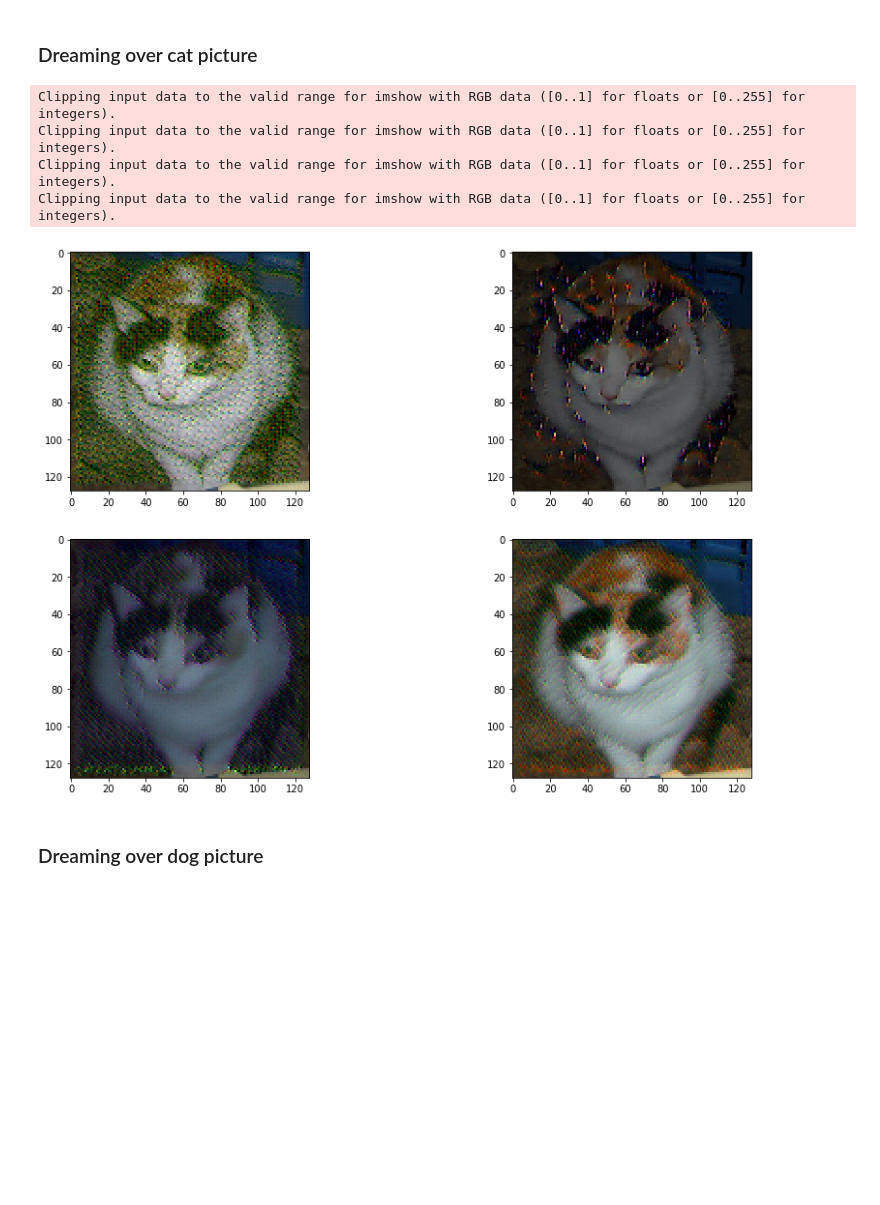
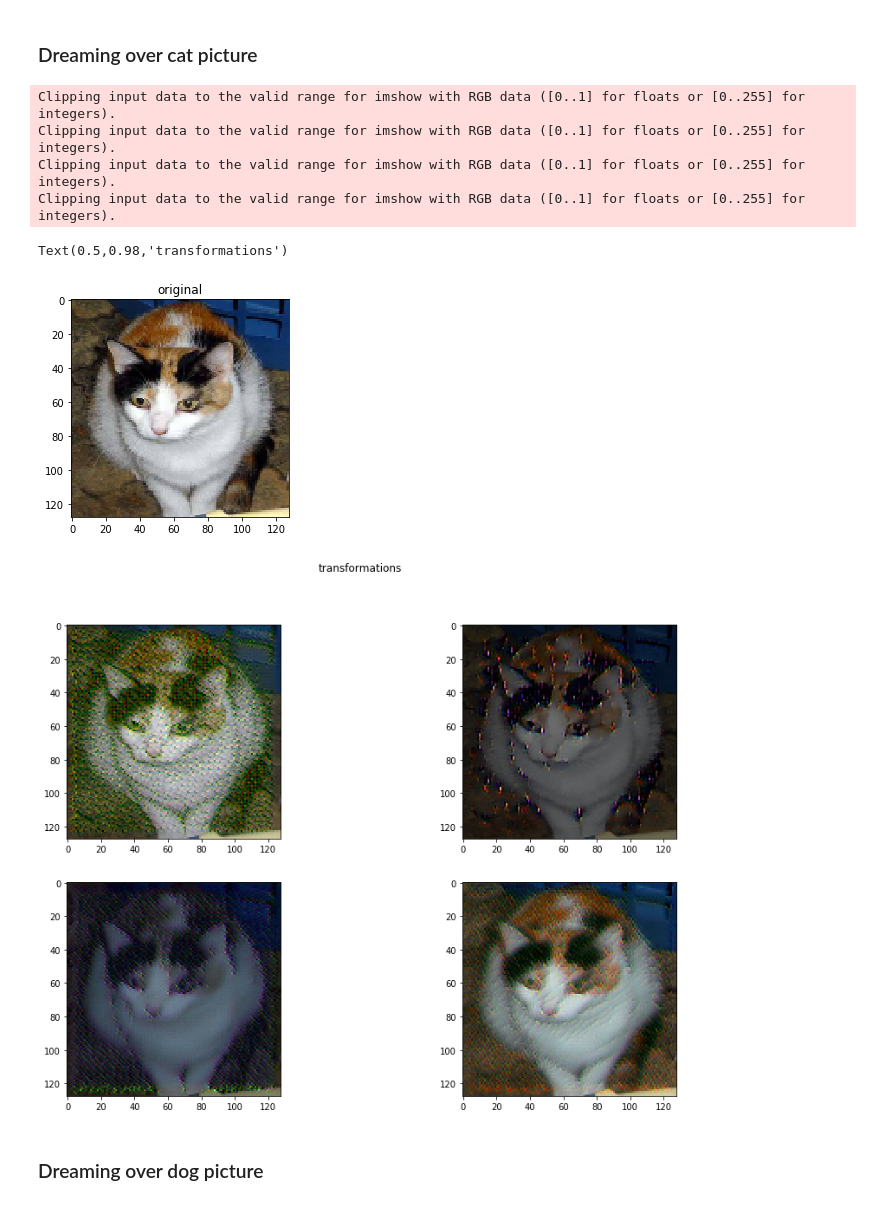
Before and after one commit to aweas/deep_dreaming_dogs, a Jupyter notebook: deep_dreamer.ipynb, the cells around one changed output. Saved outputs shown, nothing was run; the diff lists cells and outputs as text; code cells hidden in the pictures; blank space fills up the shorter version.

```diff
--- a/deep_dreamer.ipynb
+++ b/deep_dreamer.ipynb
@@ -127,7 +127,7 @@ def dream_image(img0, t_obj, feature, iter_n=20, step=1.0, bw=False, random=Fals
     for i in range(iter_n):
         g, score = sess.run([t_grad, t_score], {entry_point:img})
 
-        g /= g.std()+1e-8
+        g /= g.std()
         img += g*step
 
     if bw:
@@ -147,23 +147,29 @@ plt.imshow(img)
 # %%
 img = plt.imread(f'train/cat.111.jpg')
 img = skimage.transform.resize(img, (128, 128, 3))
 img = img/np.max(img)
+
+plt.imshow(img)
+plt.title('original')
 
 plt.figure(figsize=(15,10))
 plt.subplot(221)
 plt.imshow(dream_image([img], T('cnn/classificator/convolution/conv2d_1/Conv2D'), 11, step=0.01));
 plt.subplot(222)
 plt.imshow(dream_image([img], T('cnn/classificator/convolution/conv2d_2/Conv2D'), 30, step=0.01));
 plt.subplot(223)
 plt.imshow(dream_image([img], T('cnn/classificator/convolution/conv2d_1/Conv2D'), 20, step=0.02));
 plt.subplot(224)
 plt.imshow(dream_image([img], T('cnn/classificator/convolution/conv2d_1/Conv2D'), 15, step=0.01));
+plt.suptitle('transformations');
 # %% [output]
 Clipping input data to the valid range for imshow with RGB data ([0..1] for floats or [0..255] for integers).
 Clipping input data to the valid range for imshow with RGB data ([0..1] for floats or [0..255] for integers).
 Clipping input data to the valid range for imshow with RGB data ([0..1] for floats or [0..255] for integers).
 Clipping input data to the valid range for imshow with RGB data ([0..1] for floats or [0..255] for integers).
+Text(0.5,0.98,'transformations')
-[figure, old version]
+[figure, new version]
+[figure, added]
 # %% [markdown]
 ### Dreaming over dog picture
 # %%
```
Also changed, not shown: parts of 5 cells of this notebook.
